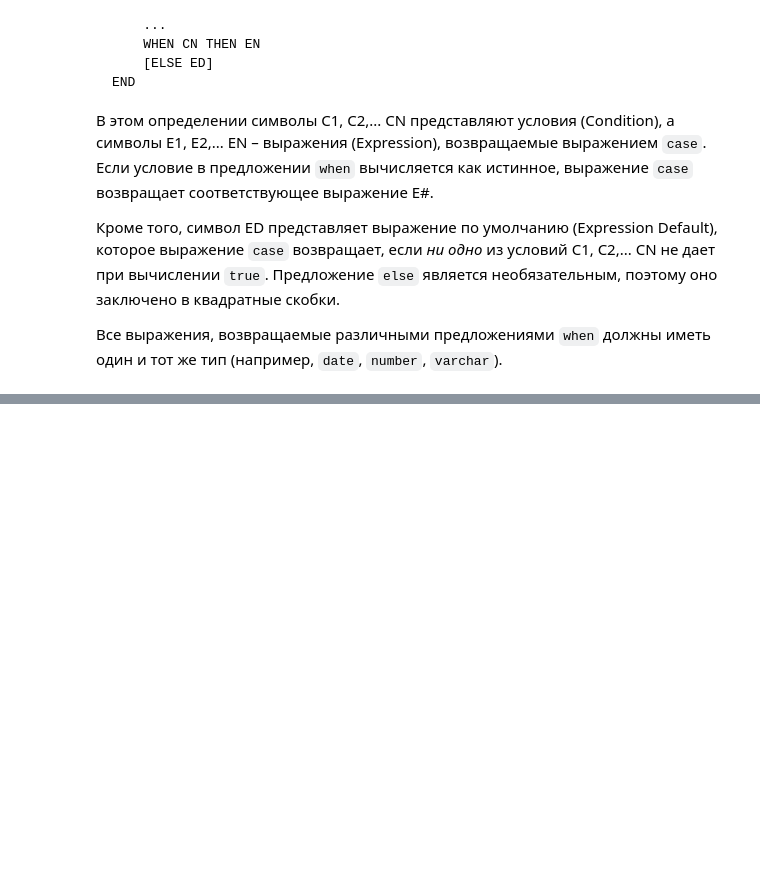
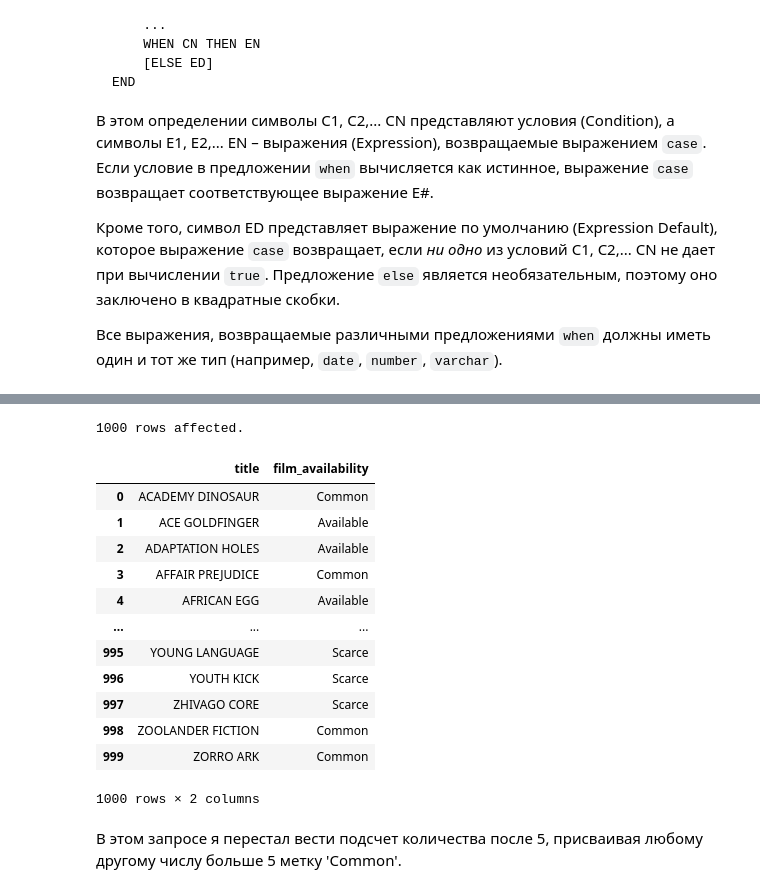
Before and after one commit to magus1968/learning-sql, a Jupyter notebook: docs/chapters/ch11.ipynb, the cells around one changed output, grey strips where cells are left out. Drawn from its saved outputs; the diff is of its cells as text; code cells hidden in the pictures; blank space fills up the shorter version.

```diff
--- a/docs/chapters/ch11.ipynb
+++ b/docs/chapters/ch11.ipynb
@@ -157,0 +402,34 @@ END
+# %%
+%%sql
+SELECT
+    f.title,
+    CASE (
+        SELECT COUNT(*)
+        FROM inventory i
+        WHERE i.film_id = f.film_id
+    )
+        WHEN 0 THEN 'Out Of Stock'
+        WHEN 1 THEN 'Scarce'
+        WHEN 2 THEN 'Scarce'
+        WHEN 3 THEN 'Available'
+        WHEN 4 THEN 'Available'
+        ELSE 'Common'
+    END AS film_availability
+FROM film f;
+# %% [output]
+1000 rows affected.
+|  | title | film_availability |
+| 0 | ACADEMY DINOSAUR | Common |
+| 1 | ACE GOLDFINGER | Available |
+| 2 | ADAPTATION HOLES | Available |
+| 3 | AFFAIR PREJUDICE | Common |
+| 4 | AFRICAN EGG | Available |
+| ... | ... | ... |
+| 995 | YOUNG LANGUAGE | Scarce |
+| 996 | YOUTH KICK | Scarce |
+| 997 | ZHIVAGO CORE | Scarce |
+| 998 | ZOOLANDER FICTION | Common |
+| 999 | ZORRO ARK | Common |
+1000 rows × 2 columns
+# %% [markdown]
+В этом запросе я перестал вести подсчет количества после 5, присваивая любому другому числу больше 5 метку 'Common'.
```
Also changed, not shown: parts of 28 cells of this notebook.
